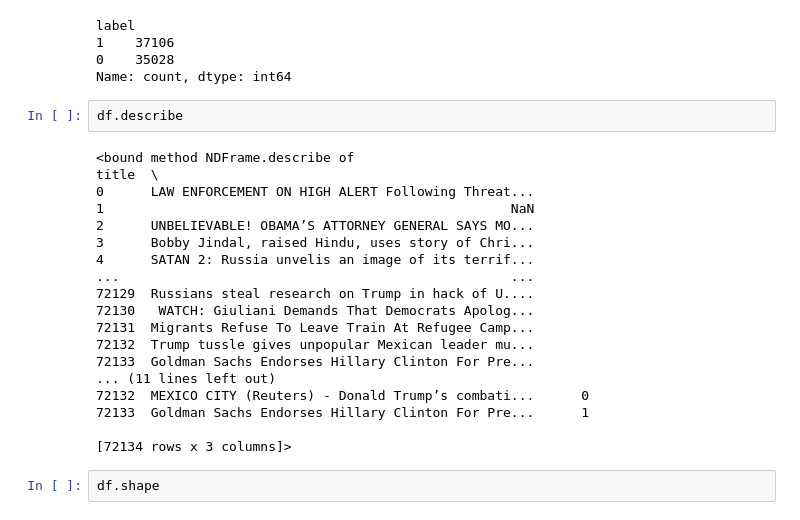
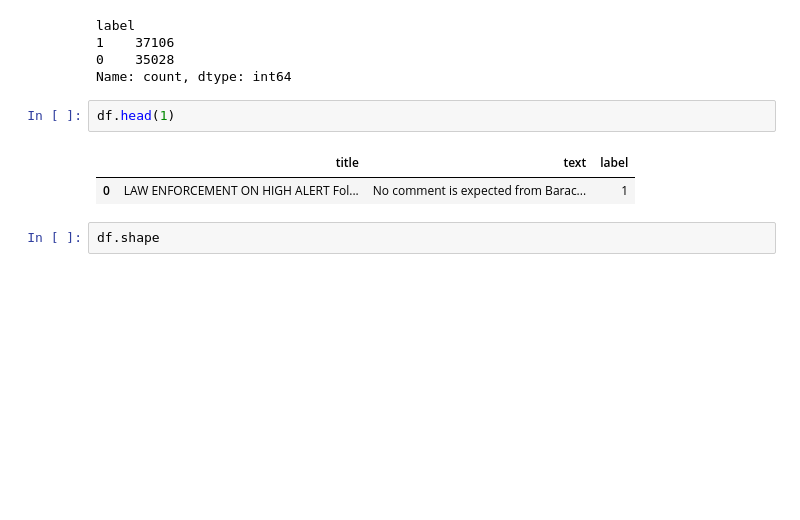
Before and after one commit to Susanta2025-lab/Fatocheck, a Jupyter notebook: notebooks/exploration.ipynb, the cells around one changed output. Drawn from its saved outputs; the diff is of its cells as text; blank space fills up the shorter version.

```diff
--- a/notebooks/exploration.ipynb
+++ b/notebooks/exploration.ipynb
@@ -43,25 +45,10 @@ label
 0    35028
 Name: count, dtype: int64
 # %%
-df.describe
+df.head(1)
 # %% [output]
-<bound method NDFrame.describe of                                                    title  \
-0      LAW ENFORCEMENT ON HIGH ALERT Following Threat...
-1                                                    NaN
-2      UNBELIEVABLE! OBAMA’S ATTORNEY GENERAL SAYS MO...
-3      Bobby Jindal, raised Hindu, uses story of Chri...
-4      SATAN 2: Russia unvelis an image of its terrif...
-...                                                  ...
-72129  Russians steal research on Trump in hack of U....
-72130   WATCH: Giuliani Demands That Democrats Apolog...
-72131  Migrants Refuse To Leave Train At Refugee Camp...
-72132  Trump tussle gives unpopular Mexican leader mu...
-72133  Goldman Sachs Endorses Hillary Clinton For Pre...
-... (11 lines left out)
-72132  MEXICO CITY (Reuters) - Donald Trump’s combati...      0
-72133  Goldman Sachs Endorses Hillary Clinton For Pre...      1
-
-[72134 rows x 3 columns]>
+|  | title | text | label |
+| 0 | LAW ENFORCEMENT ON HIGH ALERT Fol... | No comment is expected from Barac... | 1 |
 # %%
 df.shape
 # %% [output]
```
Also changed, not shown: parts of 8 cells of this notebook.
